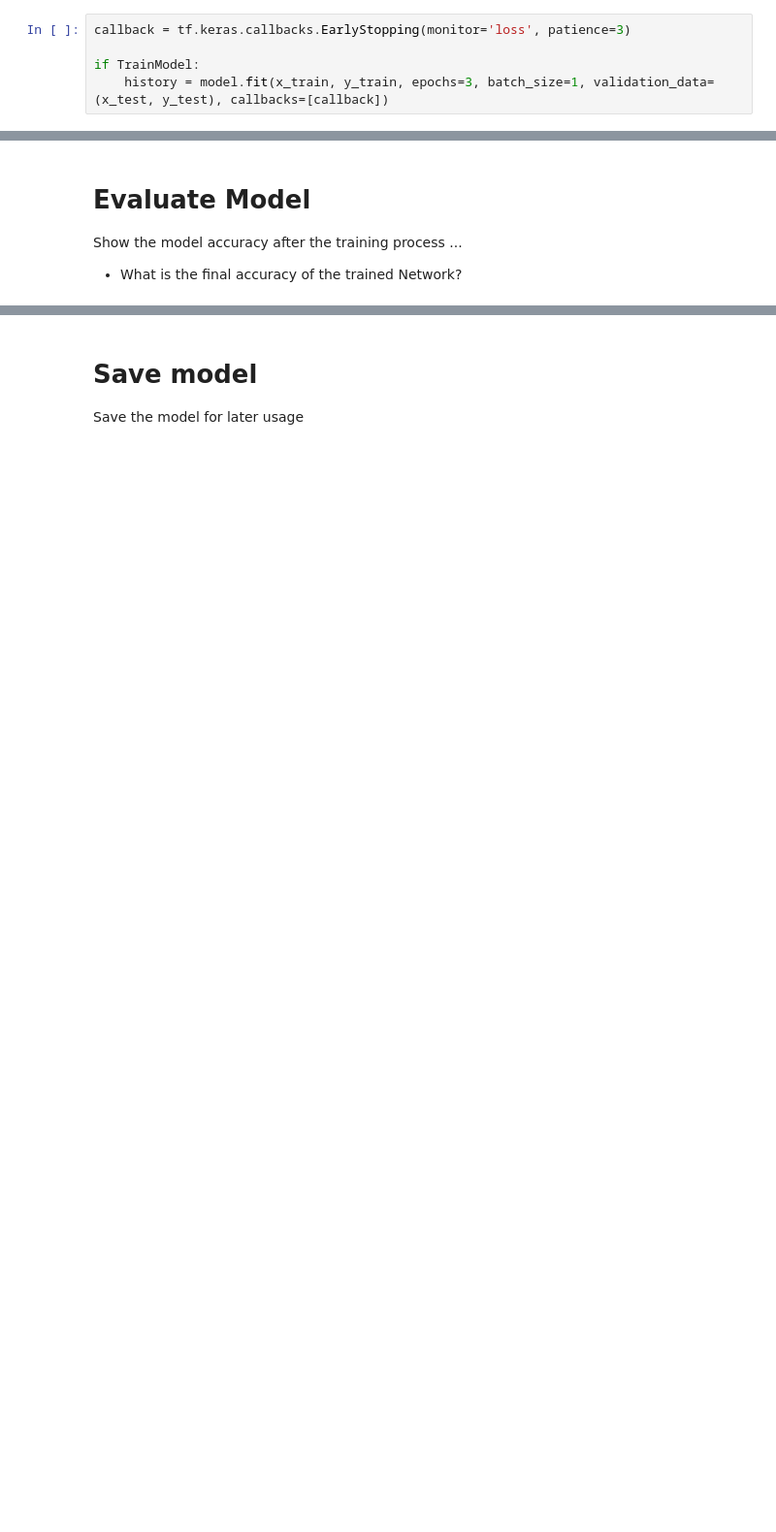
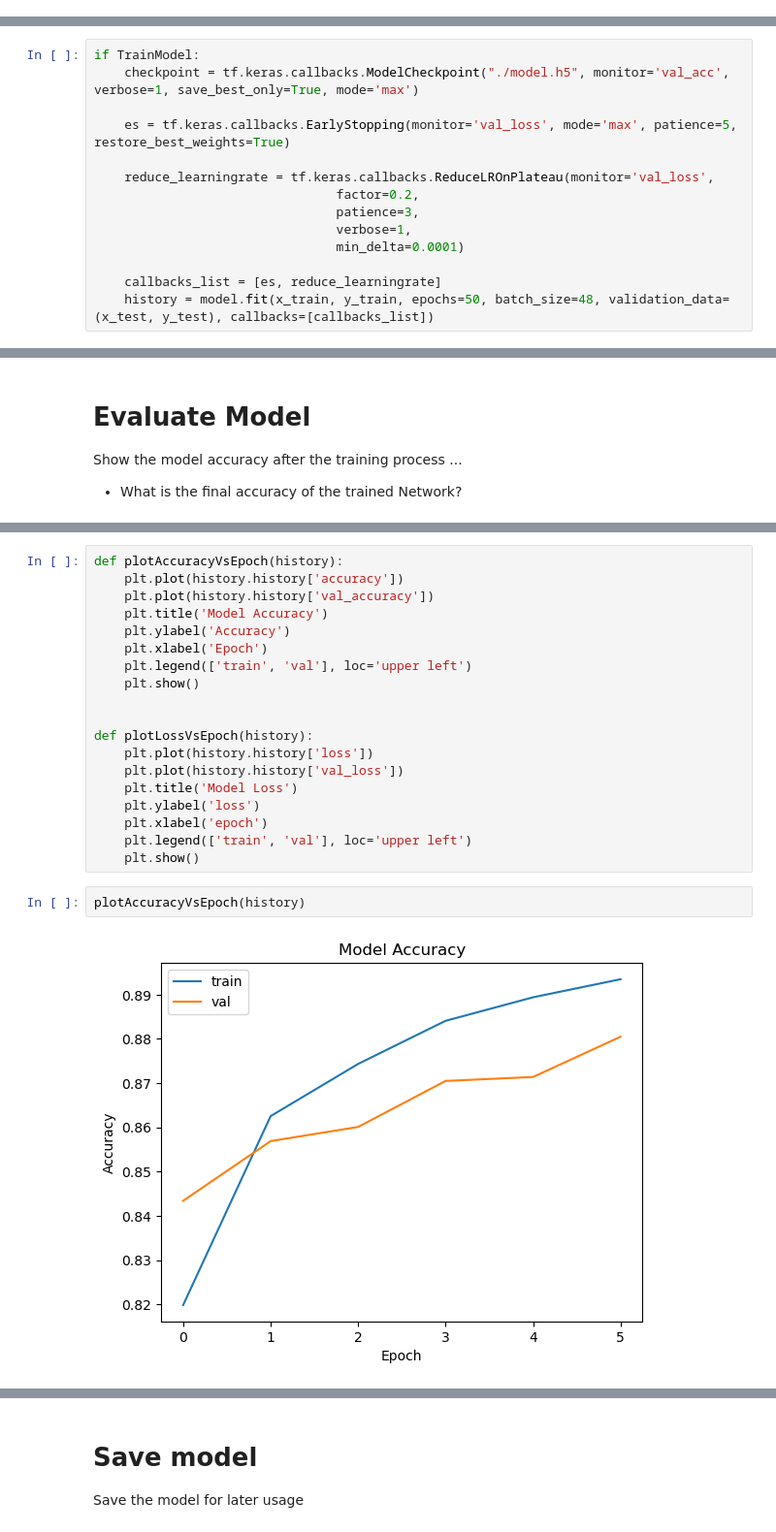
Before and after one commit to yannick1203/AIS_Group2, a Jupyter notebook: Assignment2/Code/PartA/Assignment2_PART_A_V2.ipynb, the cells around one changed output, grey strips where cells are left out. Shown at 97% size. Cells and saved outputs as stored; diff of their text form; blank space fills up the shorter version.

```diff
--- a/Assignment2/Code/PartA/Assignment2_PART_A_V2.ipynb
+++ b/Assignment2/Code/PartA/Assignment2_PART_A_V2.ipynb
@@ -193,8 +193,3 @@ Total params: 101,770
 Trainable params: 101,770
 Non-trainable params: 0
 _________________________________________________________________
-# %%
-callback = tf.keras.callbacks.EarlyStopping(monitor='loss', patience=3)
-
-if TrainModel:
-    history = model.fit(x_train, y_train, epochs=3, batch_size=1, validation_data=(x_test, y_test), callbacks=[callback])
@@ -207,0 +196,14 @@ Epoch 3/3
+# %%
+if TrainModel:
+    checkpoint = tf.keras.callbacks.ModelCheckpoint("./model.h5", monitor='val_acc', verbose=1, save_best_only=True, mode='max')
+
+    es = tf.keras.callbacks.EarlyStopping(monitor='val_loss', mode='max', patience=5,  restore_best_weights=True)
+
+    reduce_learningrate = tf.keras.callbacks.ReduceLROnPlateau(monitor='val_loss',
+                                factor=0.2,
+                                patience=3,
+                                verbose=1,
+                                min_delta=0.0001)
+
+    callbacks_list = [es, reduce_learningrate]
+    history = model.fit(x_train, y_train, epochs=50, batch_size=48, validation_data=(x_test, y_test), callbacks=[callbacks_list])
@@ -218,0 +234,23 @@ Validated loss: 0.41581347584724426 , Validated Accuracy: 0.8586999773979187
+# %%
+def plotAccuracyVsEpoch(history):
+    plt.plot(history.history['accuracy'])
+    plt.plot(history.history['val_accuracy'])
+    plt.title('Model Accuracy')
+    plt.ylabel('Accuracy')
+    plt.xlabel('Epoch')
+    plt.legend(['train', 'val'], loc='upper left')
+    plt.show()
+
+
+def plotLossVsEpoch(history):
+    plt.plot(history.history['loss'])
+    plt.plot(history.history['val_loss'])
+    plt.title('Model Loss')
+    plt.ylabel('loss')
+    plt.xlabel('epoch')
+    plt.legend(['train', 'val'], loc='upper left')
+    plt.show()
+# %%
+plotAccuracyVsEpoch(history)
+# %% [output]
+[figure, added]
```
Also changed, not shown: parts of 14 cells of this notebook, 15 other files.
